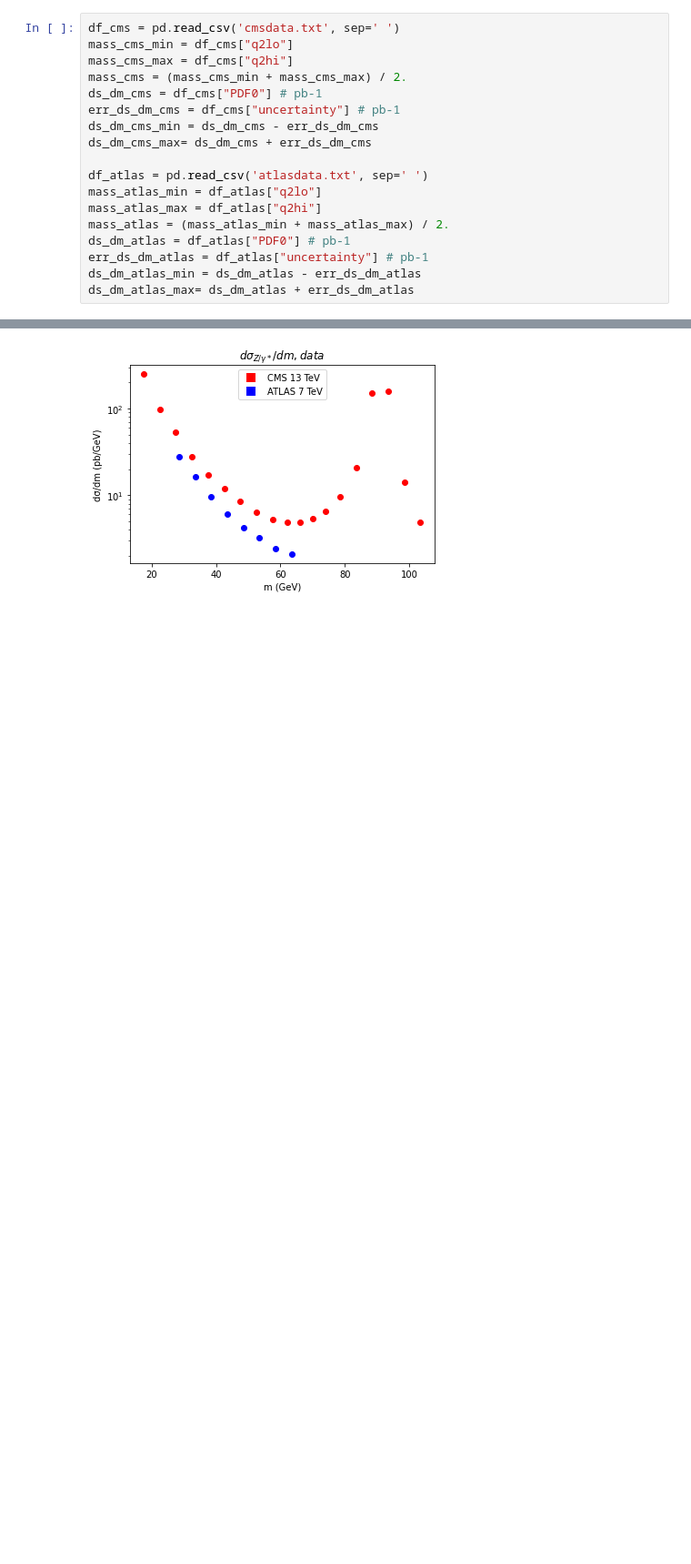
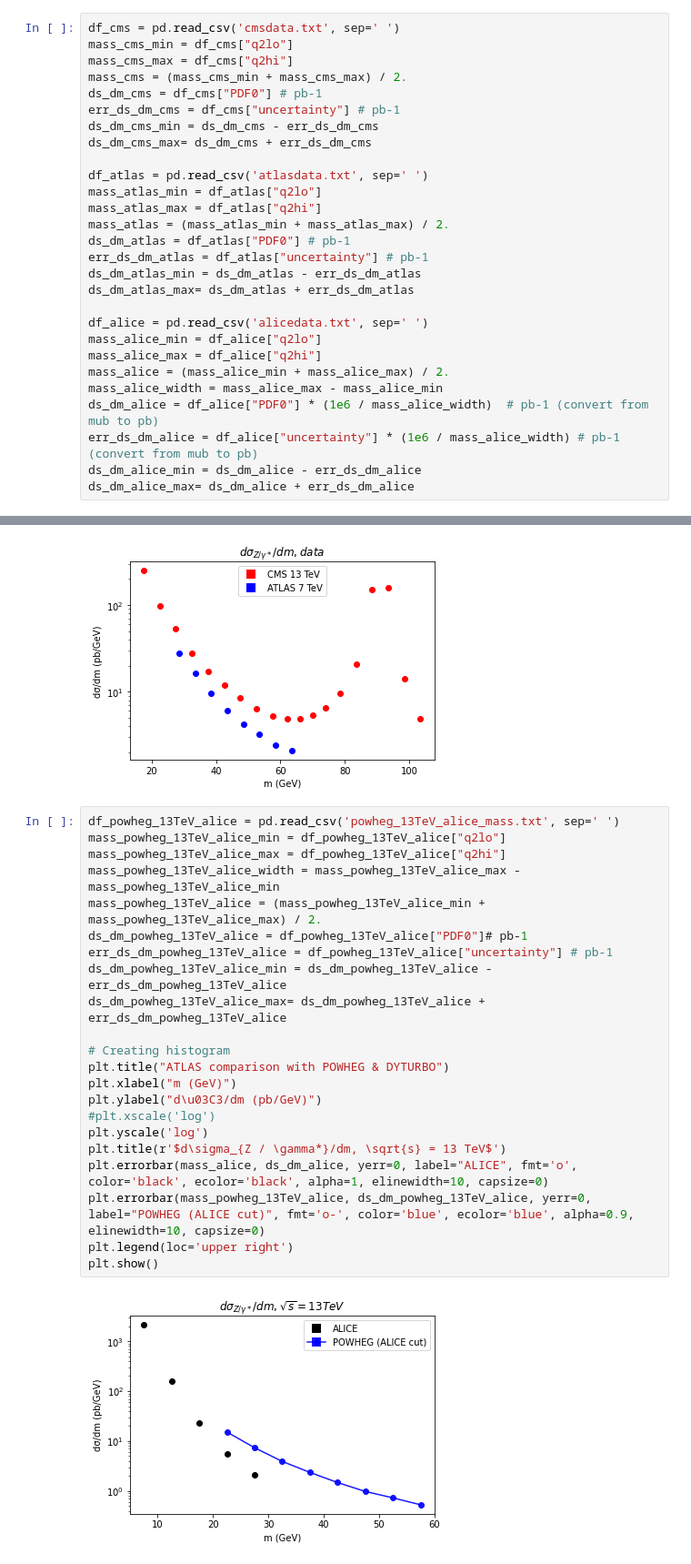
Before and after one commit to michelepennisi/HF_dimuons, a Jupyter notebook: theory_comparison/drell_yan/drell_yan.ipynb, the cells around one changed output, grey strips where cells are left out. Shown at 91% size. Drawn from its saved outputs; the diff is of its cells as text; blank space fills up the shorter version.

```diff
--- a/theory_comparison/drell_yan/drell_yan.ipynb
+++ b/theory_comparison/drell_yan/drell_yan.ipynb
@@ -22,6 +22,16 @@ ds_dm_atlas = df_atlas["PDF0"] # pb-1
 err_ds_dm_atlas = df_atlas["uncertainty"] # pb-1
 ds_dm_atlas_min = ds_dm_atlas - err_ds_dm_atlas
 ds_dm_atlas_max= ds_dm_atlas + err_ds_dm_atlas
+
+df_alice = pd.read_csv('alicedata.txt', sep=' ')
+mass_alice_min = df_alice["q2lo"]
+mass_alice_max = df_alice["q2hi"]
+mass_alice = (mass_alice_min + mass_alice_max) / 2.
+mass_alice_width = mass_alice_max - mass_alice_min
+ds_dm_alice = df_alice["PDF0"] * (1e6 / mass_alice_width)  # pb-1 (convert from mub to pb)
+err_ds_dm_alice = df_alice["uncertainty"] * (1e6 / mass_alice_width) # pb-1 (convert from mub to pb)
+ds_dm_alice_min = ds_dm_alice - err_ds_dm_alice
+ds_dm_alice_max= ds_dm_alice + err_ds_dm_alice
 # %%
 df_powheg_13TeV = pd.read_csv('powheg_13TeV_mass.txt', sep=' ')
 mass_powheg_13TeV_min = df_powheg_13TeV["q2lo"]
@@ -137,3 +147,27 @@ plt.legend(loc='upper center')
 plt.show()
 # %% [output]
 [figure]
+# %%
+df_powheg_13TeV_alice = pd.read_csv('powheg_13TeV_alice_mass.txt', sep=' ')
+mass_powheg_13TeV_alice_min = df_powheg_13TeV_alice["q2lo"]
+mass_powheg_13TeV_alice_max = df_powheg_13TeV_alice["q2hi"]
+mass_powheg_13TeV_alice_width = mass_powheg_13TeV_alice_max - mass_powheg_13TeV_alice_min
+mass_powheg_13TeV_alice = (mass_powheg_13TeV_alice_min + mass_powheg_13TeV_alice_max) / 2.
+ds_dm_powheg_13TeV_alice = df_powheg_13TeV_alice["PDF0"]# pb-1
+err_ds_dm_powheg_13TeV_alice = df_powheg_13TeV_alice["uncertainty"] # pb-1
+ds_dm_powheg_13TeV_alice_min = ds_dm_powheg_13TeV_alice - err_ds_dm_powheg_13TeV_alice
+ds_dm_powheg_13TeV_alice_max= ds_dm_powheg_13TeV_alice + err_ds_dm_powheg_13TeV_alice
+
+# Creating histogram
+plt.title("ATLAS comparison with POWHEG & DYTURBO")
+plt.xlabel("m (GeV)")
+plt.ylabel("d\u03C3/dm (pb/GeV)")
+#plt.xscale('log')
+plt.yscale('log')
+plt.title(r'$d\sigma_{Z / \gamma*}/dm, \sqrt{s} = 13 TeV$')
+plt.errorbar(mass_alice, ds_dm_alice, yerr=0, label="ALICE", fmt='o', color='black', ecolor='black', alpha=1, elinewidth=10, capsize=0)
+plt.errorbar(mass_powheg_13TeV_alice, ds_dm_powheg_13TeV_alice, yerr=0, label="POWHEG (ALICE cut)", fmt='o-', color='blue', ecolor='blue', alpha=0.9, elinewidth=10, capsize=0)
+plt.legend(loc='upper right')
+plt.show()
+# %% [output]
+[figure, added]
```
